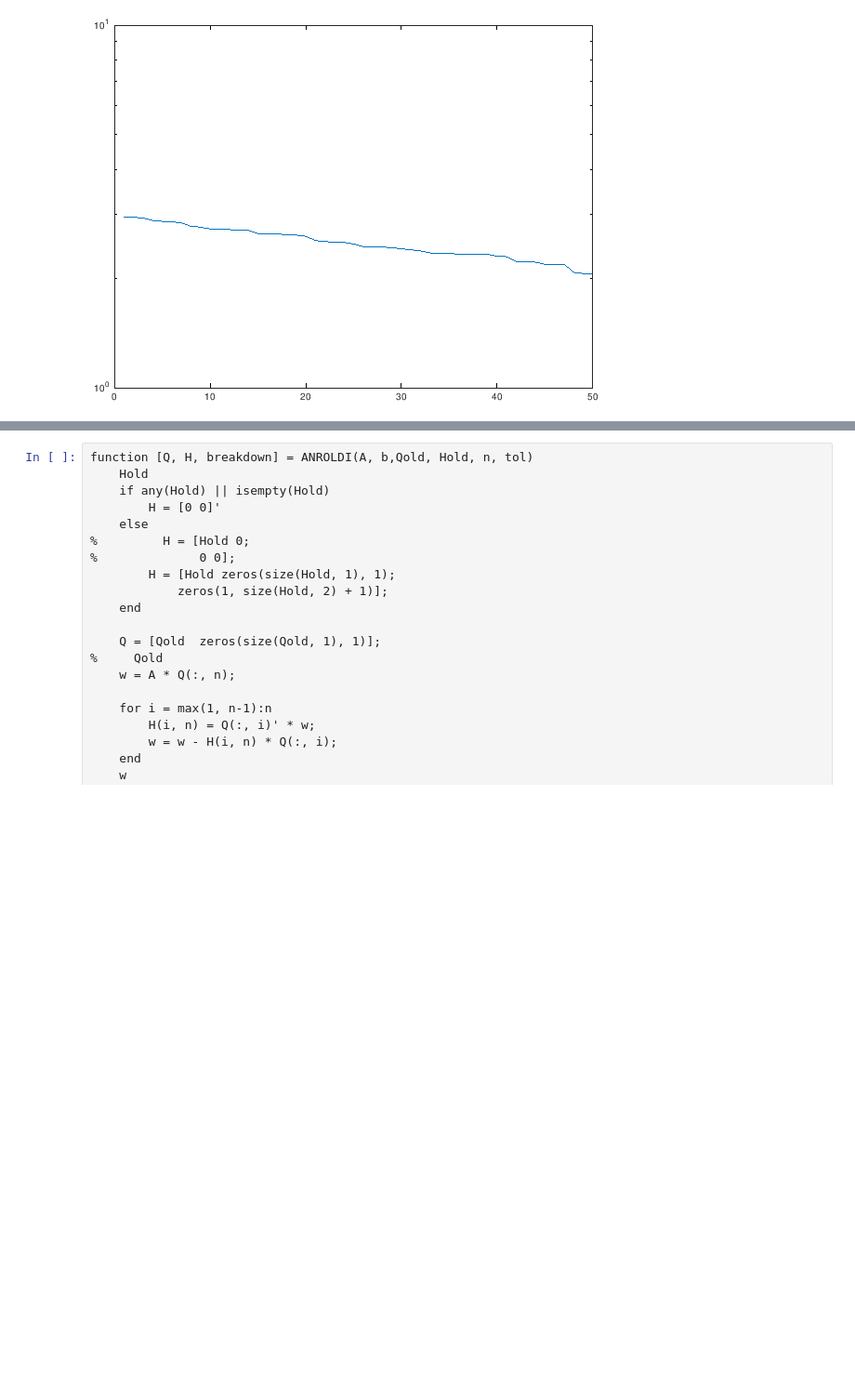
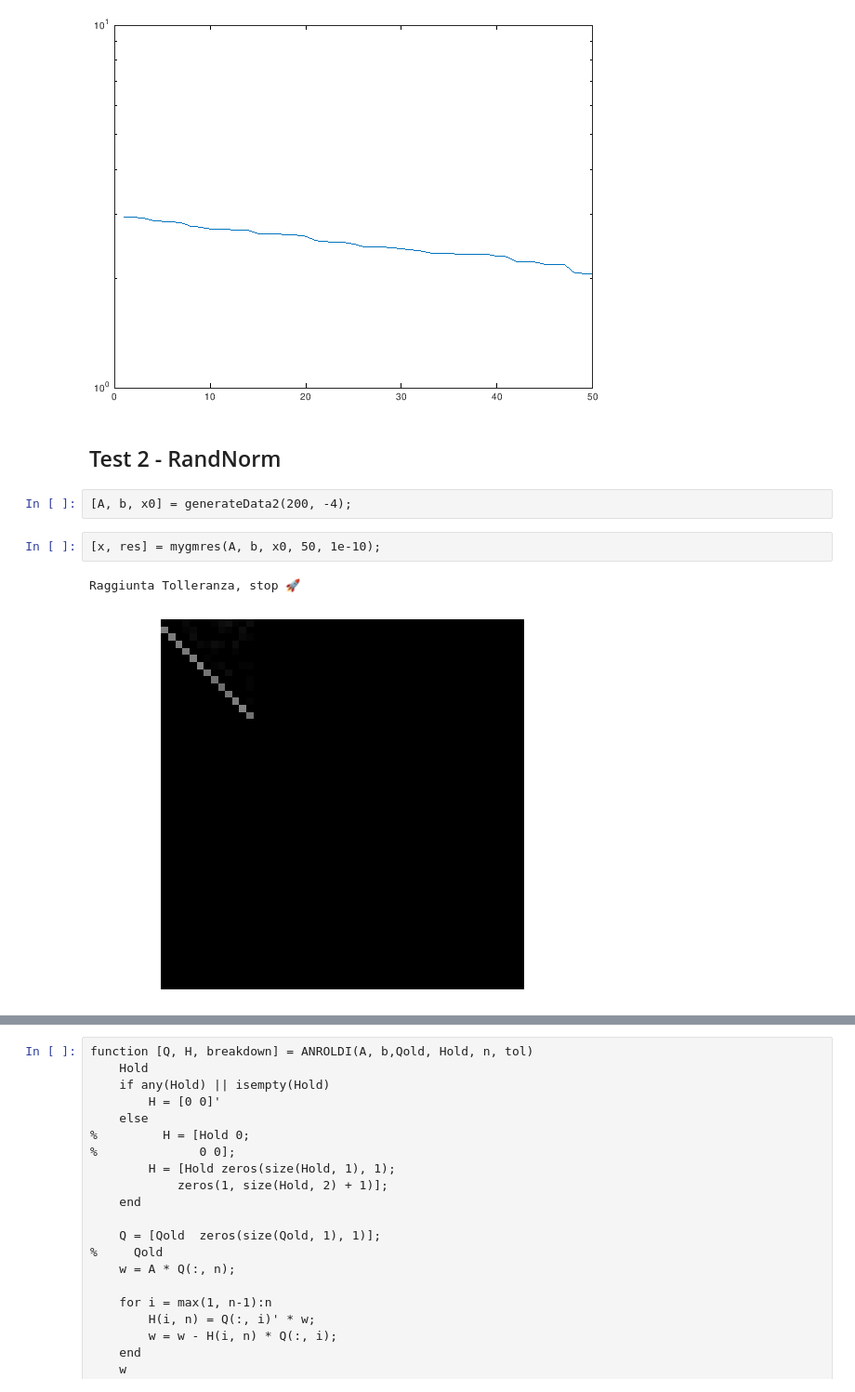
Before and after one commit to CristianCosci/GMRES, a Jupyter notebook: project/octave/octave_gmres.ipynb, the cells around one changed output, grey strips where cells are left out. Shown: that part at 93% size. Saved outputs shown, nothing was run; the diff lists cells and outputs as text; blank space fills up the shorter version.

```diff
--- a/project/octave/octave_gmres.ipynb
+++ b/project/octave/octave_gmres.ipynb
@@ -154,3 +156,12 @@ plot(res);
 semilogy(res);
 # %% [output]
 [figure]
+# %% [markdown]
+## Test 2 - RandNorm
+# %%
+[A, b, x0] = generateData2(200, -4);
+# %%
+[x, res] = mygmres(A, b, x0, 50, 1e-10);
+# %% [output]
+Raggiunta Tolleranza, stop 🚀
+[figure, added]
```
Also changed, not shown: parts of 12 cells of this notebook.
